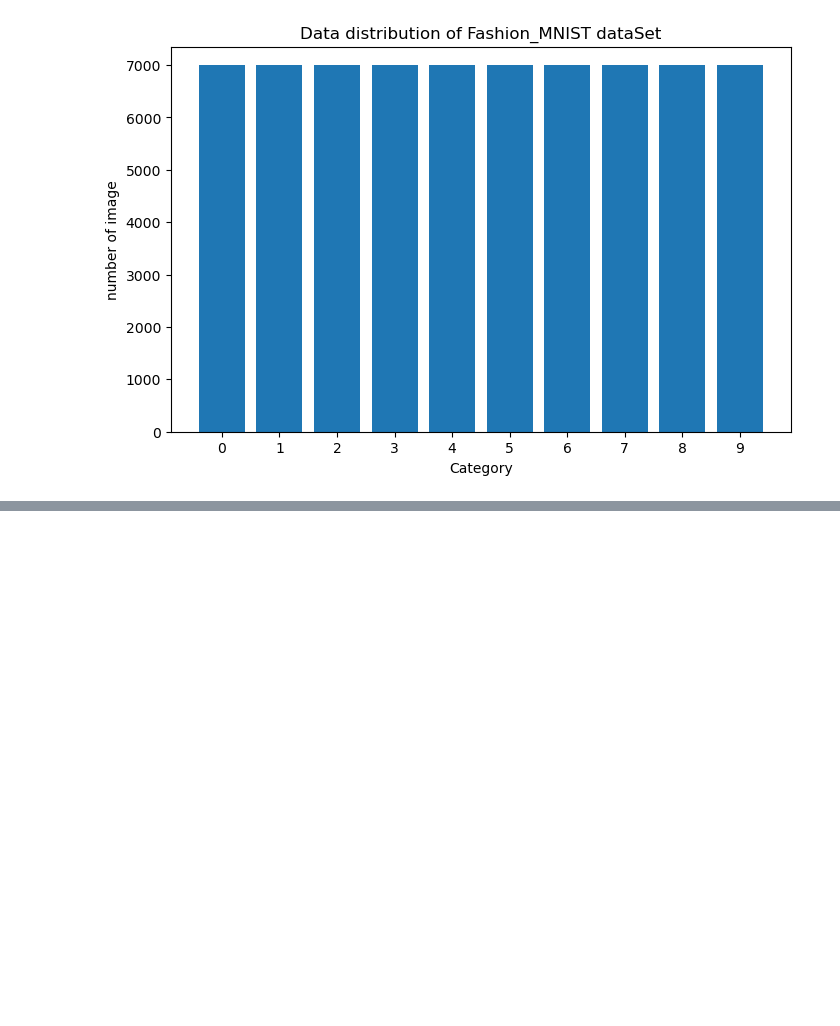
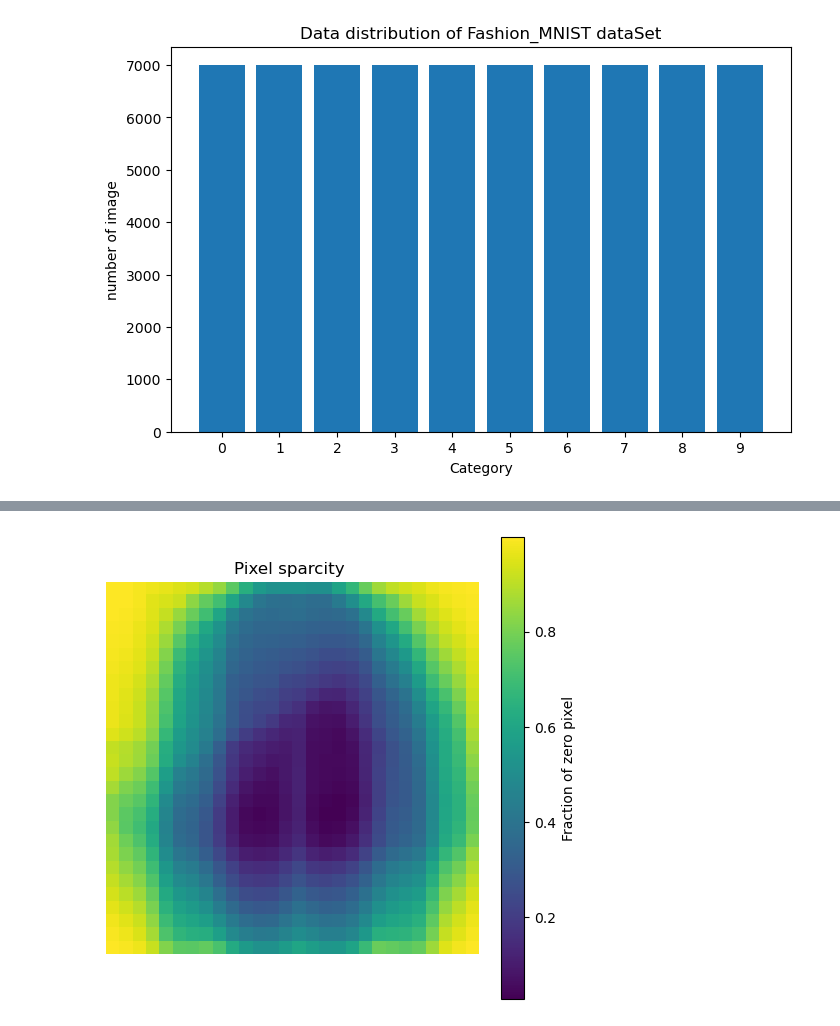
Before and after one commit to Bashirulalam/introduction-to-python, a Jupyter notebook: fashion_mnist.ipynb, the cells around one changed output, grey strips where cells are left out. Drawn from its saved outputs; the diff is of its cells as text; code cells hidden in the pictures; blank space fills up the shorter version.

```diff
--- a/fashion_mnist.ipynb
+++ b/fashion_mnist.ipynb
@@ -44,0 +57,12 @@ plt.show()
+# %%
+zero_mask = (all_images == 0)
+zero_fraction = zero_mask.mean(axis = 0)
+
+plt.figure(figsize=(6,6))
+plt.imshow(zero_fraction, cmap ='viridis')
+plt.colorbar(label ='Fraction of zero pixel')
+plt.title("Pixel sparcity ")
+plt.axis('off')
+plt.show()
+# %% [output]
+[figure, added]
```
Also changed, not shown: parts of 4 cells of this notebook.
